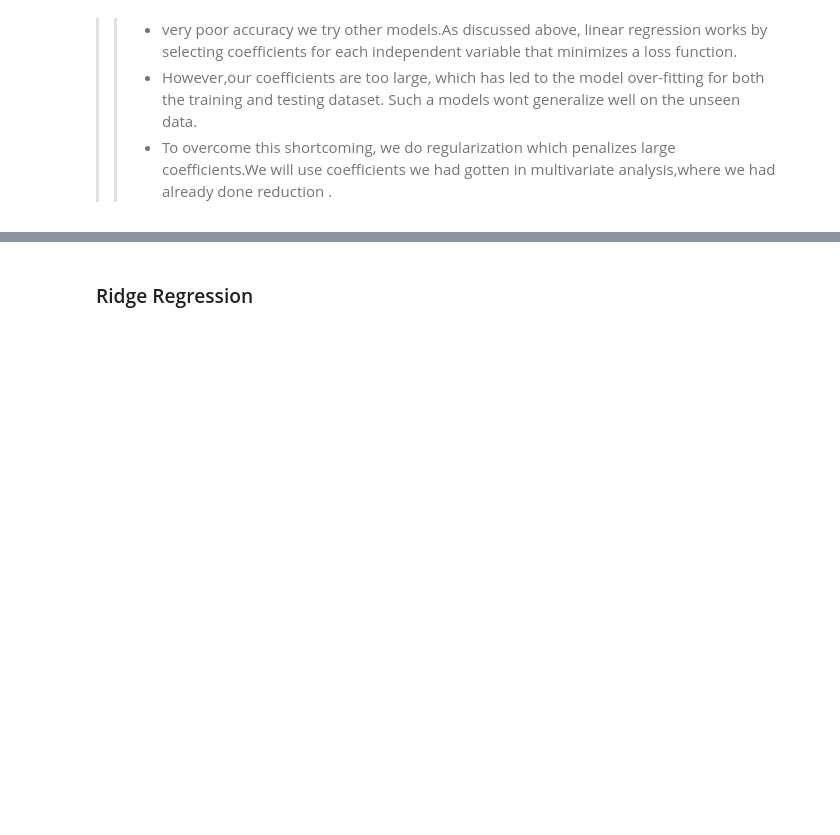
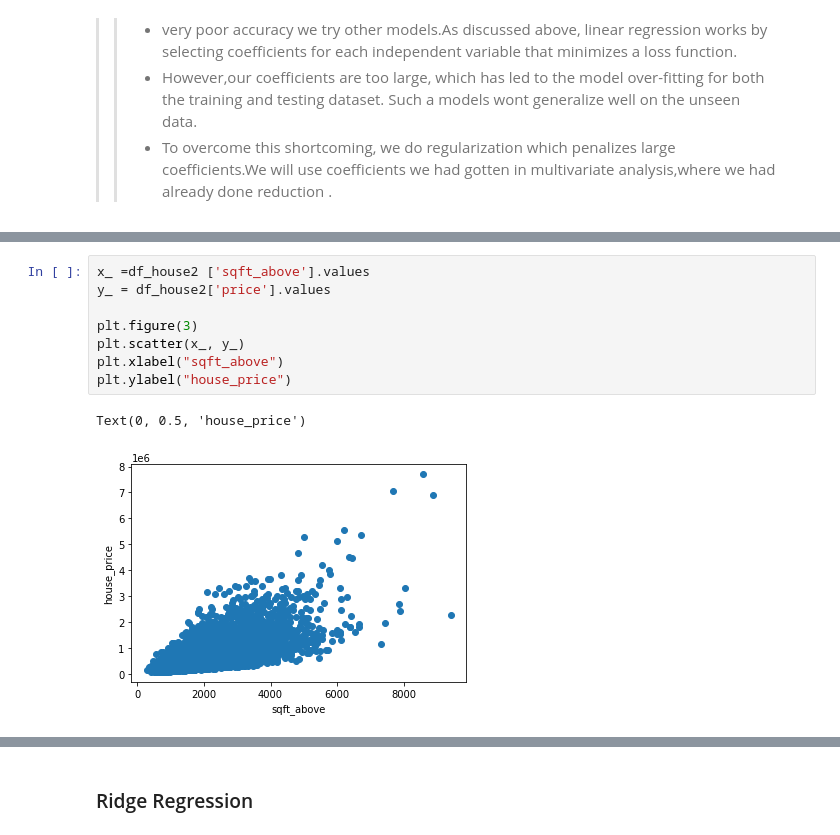
Before and after one commit to Eswa2020/Supervised-learning-using-various-regression-models-project, a Jupyter notebook: Esther_Wairimu_Kamau_core_indepedent_project_week_7.ipynb, the cells around one changed output, grey strips where cells are left out. Saved outputs shown, nothing was run; the diff lists cells and outputs as text; blank space fills up the shorter version.

```diff
--- a/Esther_Wairimu_Kamau_core_indepedent_project_week_7.ipynb
+++ b/Esther_Wairimu_Kamau_core_indepedent_project_week_7.ipynb
@@ -535,0 +622,11 @@ accuracy = model.score(x_train, y_train)
+# %%
+x_ =df_house2 ['sqft_above'].values
+y_ = df_house2['price'].values
+
+plt.figure(3)
+plt.scatter(x_, y_)
+plt.xlabel("sqft_above")
+plt.ylabel("house_price")
+# %% [output]
+Text(0, 0.5, 'house_price')
+[figure, added]
```
Also changed, not shown: parts of 27 cells of this notebook.
